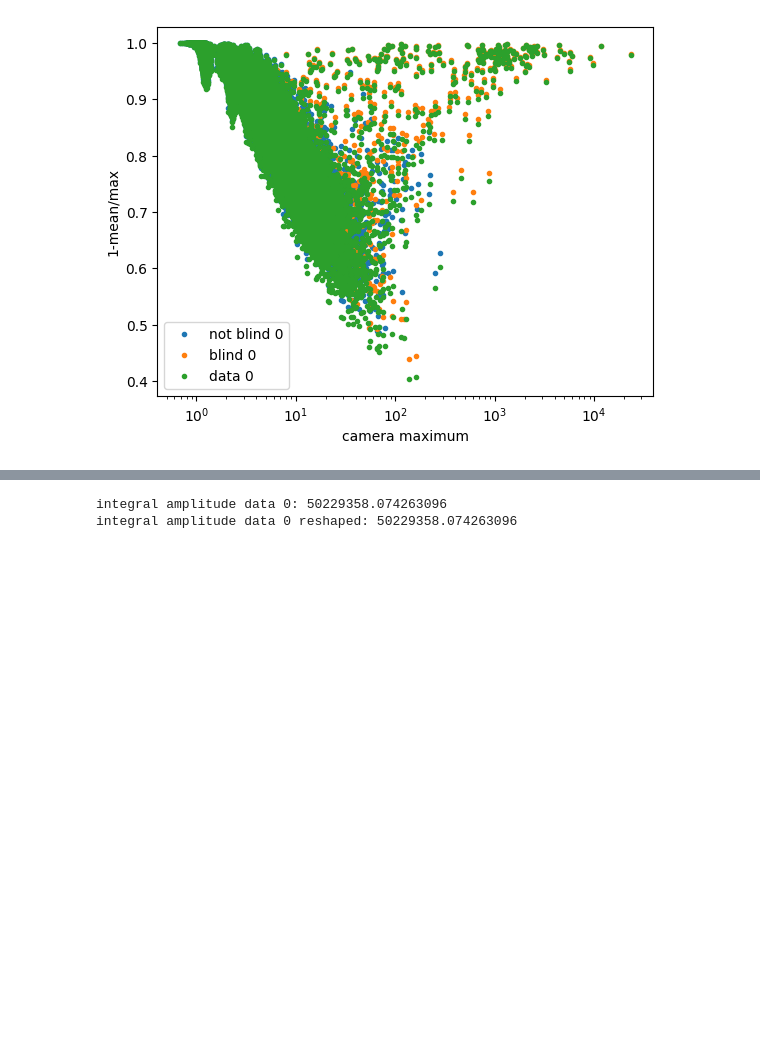
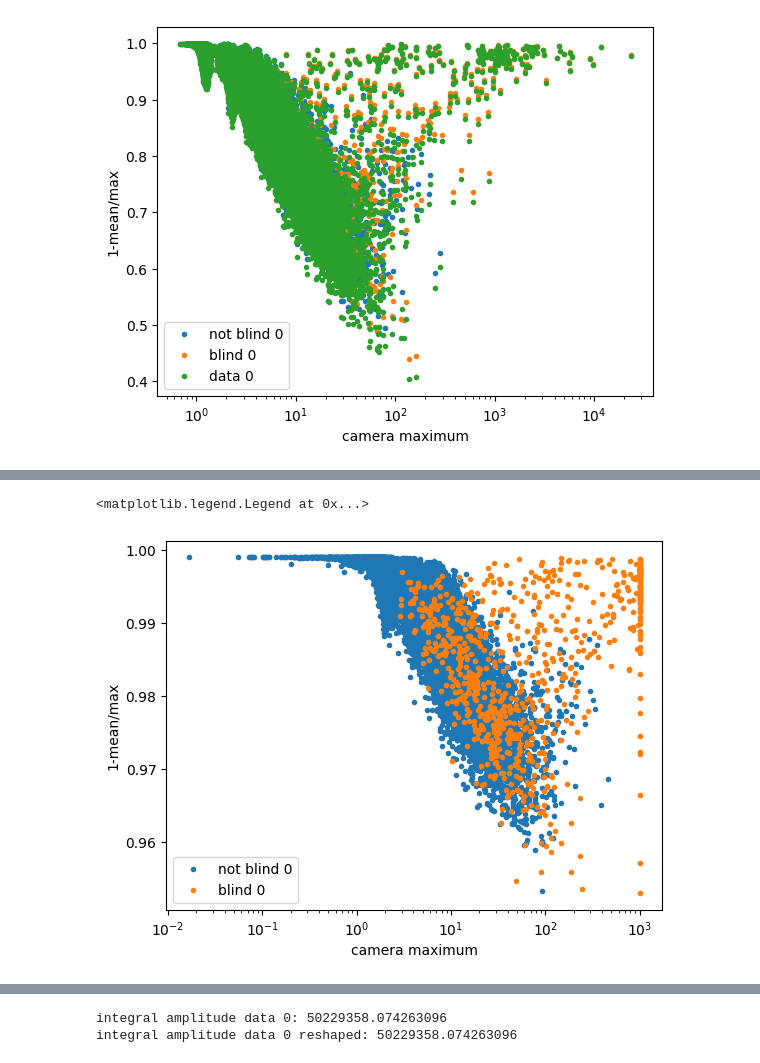
Before and after one commit to chiappo98/blinded_cameras, a Jupyter notebook: blind_preprocessing.ipynb, the cells around one changed output, grey strips where cells are left out. Saved outputs shown, nothing was run; the diff lists cells and outputs as text; code cells hidden in the pictures; blank space fills up the shorter version.

```diff
--- a/blind_preprocessing.ipynb
+++ b/blind_preprocessing.ipynb
@@ -147,0 +165,74 @@ plt.legend()
+# %%
+inph0 = np.ravel(inner_ph_in_0, order='F')
+inph1 = np.ravel(inner_ph_in_1, order='F')
+
+lbl0 = np.zeros(inph0.shape[0])
+for i in np.where( inph0 > root_threshold )[0]:
+    lbl0[i] = 1
+
+lbl1 = np.zeros(inph1.shape[0])
+for i in np.where( inph1 > root_threshold )[0]:
+    lbl1[i] = 1
+
+scaled_grad = MinMaxScaler().fit_transform(np.gradient(new_data_0, axis=1))
+scal_data_0 = new_data_0*scaled_grad
+max_data_0 = np.max(scal_data_0, axis=1).reshape(-1,1)*np.ones((1,32*32))
+scal_data_0[scal_data_0 > 0.95*max_data_0] *= 2
+scal_data_0[scal_data_0 < 0.95*max_data_0] /= 4
+
+scal_data_0[scal_data_0 > 1000] = 1000
+
+lab_bl = scal_data_0[np.where(lbl0==1)]
+lab_not_bl = scal_data_0[np.where(lbl0==0)]
+
+lab_not_bl_amp = np.sum(lab_not_bl, axis=1)
+lab_bl_amp = np.sum(lab_bl, axis=1)
+dt0_amp = np.sum(data_in_0.reshape(-1, 31*31), axis=1)
+dt0r_amp = np.sum(new_data_0, axis=1)
+
+lab_not_bl_max = np.max(lab_not_bl, axis=1)
+lab_bl_max = np.max(lab_bl, axis=1)
+dt0_max = np.max(data_in_0.reshape(-1, 31*31), axis=1)
+
+lab_not_bl_mean = np.mean(lab_not_bl, axis=1)
+lab_bl_mean = np.mean(lab_bl, axis=1)
+dt0_mean = np.mean(data_in_0.reshape(-1, 31*31), axis=1)
+dt0r_mean = np.mean(new_data_0, axis=1)
+
+ratio_bl_lab = lab_bl_mean/lab_bl_max
+ratio_not_bl_lab = lab_not_bl_mean/lab_not_bl_max
+ratio_dt0 = dt0_mean/dt0_max
+
+var_lab_bl = np.var(lab_bl, axis=1)
+var_lab_not_bl = np.var(lab_not_bl, axis=1)
+
+lab_bl1 = data_in_1[np.where(lbl1==1)]
+lab_not_bl1 = data_in_1[np.where(lbl1==0)]
+
+lab_not_bl_amp1 = np.sum(lab_not_bl1, axis=1)
+lab_bl_amp1 = np.sum(lab_bl1, axis=1)
+
+lab_not_bl_max1 = np.max(lab_not_bl1, axis=1)
+lab_bl_max1 = np.max(lab_bl1, axis=1)
+
+lab_not_bl_mean1 = np.mean(lab_not_bl1, axis=1)
+lab_bl_mean1 = np.mean(lab_bl1, axis=1)
+
+ratio_bl_lab1 = lab_bl_mean1/lab_bl_max1
+ratio_not_bl_lab1 = lab_not_bl_mean1/lab_not_bl_max1
+
+var_lab_bl1 = np.std(lab_bl1, axis=1)
+var_lab_not_bl1 = np.std(lab_not_bl1, axis=1)
+
+plt.plot(lab_not_bl_max, 1-ratio_not_bl_lab, '.', label='not blind 0')
+plt.plot(lab_bl_max, 1-ratio_bl_lab, '.', label='blind 0')
+# plt.plot(lab_not_bl_max1, 1-ratio_not_bl_lab1, '.', label='not blind 1')
+# plt.plot(lab_bl_max1, 1-ratio_bl_lab1, '.', label='blind 1')
+# plt.plot(dt0_max, 1-np.nan_to_num(ratio_dt0), '.', label='data 0')
+plt.xscale('log')
+plt.xlabel('camera maximum')
+plt.ylabel('1-mean/max')
+plt.legend()
+# %% [output]
+<matplotlib.legend.Legend at 0x...>
+[figure, added]
```
Also changed, not shown: parts of 6 cells of this notebook.
